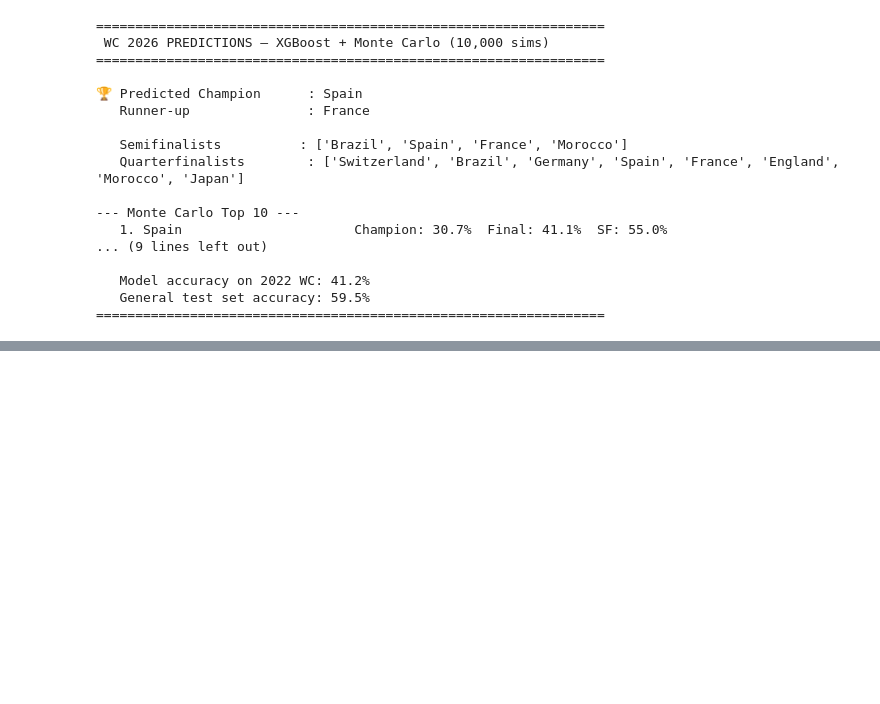
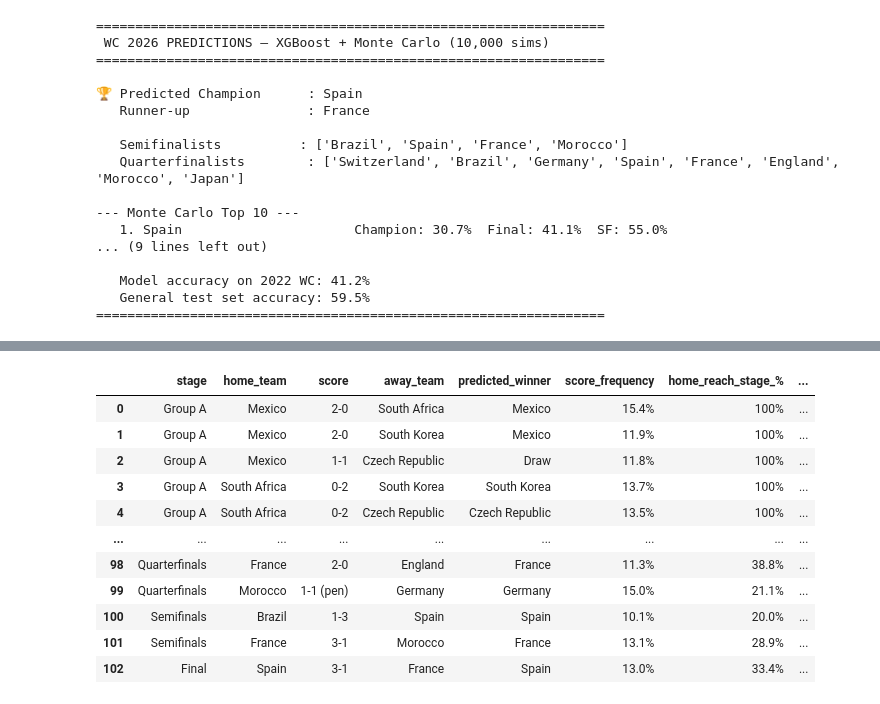
Before and after one commit to Hiram10tec/WC2026-ML, a Jupyter notebook: WC_ML.ipynb, the cells around one changed output, grey strips where cells are left out. Saved outputs shown, nothing was run; the diff lists cells and outputs as text; code cells hidden in the pictures; blank space fills up the shorter version.

```diff
--- a/WC_ML.ipynb
+++ b/WC_ML.ipynb
@@ -3495,45 +3536,57 @@ print('=' * 78)
 # %%
-all_match_results = []
 
-# Group stage
+all_rows = []
+
 for grp, matches in group_results.items():
     for m in matches:
-        all_match_results.append({
-            'stage'        : f'Group {grp}',
-            'home_team'    : m['home_team'],
-            'score'        : m['score'],
-            'away_team'    : m['away_team'],
-            'most_likely_in': f'{m["frequency"]:.1%}',
-            'predicted_winner': m['winner'],
-            'home_win_%'   : f'{m["home_win_pct"]:.0%}',
-            'draw_%'       : f'{m["draw_pct"]:.0%}',
-            'away_win_%'   : f'{m["away_win_pct"]:.0%}',
-            'top_3_scores' : ' | '.join([f'{s}({f:.1%})' for s, f in m['top3']]),
+        all_rows.append({
+            'stage'              : f'Group {grp}',
+            'home_team'          : m['home_team'],
+            'score'              : m['score'],
+            'away_team'          : m['away_team'],
+            'predicted_winner'   : m['winner'],
+            'score_frequency'    : f'{m["frequency"]:.1%}',
+            'home_reach_stage_%' : '100%',
+            'away_reach_stage_%' : '100%',
+            'matchup_frequency'  : '100%',
+            'home_win_%'         : f'{m["home_win_pct"]:.0%}',
+            'draw_%'             : f'{m["draw_pct"]:.0%}',
+            'away_win_%'         : f'{m["away_win_pct"]:.0%}',
+            'top_3_scores'       : ' | '.join([f'{s}({f:.1%})' for s, f in m['top3']]),
         })
 
-# Knockout stage
-for m in knockout_score_results:
-    all_match_results.append({
-        'stage'        : m['stage'],
-        'home_team'    : m['home_team'],
-        'score'        : m['score'],
-        'away_team'    : m['away_team'],
-        'most_likely_in': f'{m["frequency"]:.1%}',
-        'predicted_winner': m['winner'],
-        'home_win_%'   : f'{m["home_win_pct"]:.0%}',
-        'draw_%'       : f'{m["draw_pct"]:.0%}',
-        'away_win_%'   : f'{m["away_win_pct"]:.0%}',
-        'top_3_scores' : ' | '.join([f'{s}({f:.1%})' for s, f in m['top3']]),
+for m in all_knockout_results:
+    all_rows.append({
+        'stage'              : m['stage'],
+        'home_team'          : m['home_team'],
+        'score'              : m['score'],
+        'away_team'          : m['away_team'],
+        'predicted_winner'   : m['winner'],
+        'score_frequency'    : f'{m["score_pct"]:.1%}',
+        'home_reach_stage_%' : f'{m["home_reach_pct"]:.1%}',
+        'away_reach_stage_%' : f'{m["away_reach_pct"]:.1%}',
+        'matchup_frequency'  : f'{m["matchup_pct"]:.1%}',
+        'home_win_%'         : f'{m["home_win_pct"]:.0%}',
+        'draw_%'             : f'{m["draw_pct"]:.0%}',
+        'away_win_%'         : f'{m["away_win_pct"]:.0%}',
+        'top_3_scores'       : ' | '.join([f'{s}({f:.1%})' for s, f in m['top3']]),
     })
 
-full_schedule_df = pd.DataFrame(all_match_results)
+schedule_df = pd.DataFrame(all_rows)
+display(schedule_df)
 
-print(f'Full tournament schedule: {len(full_schedule_df)} matches')
-display(full_schedule_df)
-
-# Save to Drive
-full_schedule_df.to_csv(
-    os.path.join(DRIVE_BASE, 'wc2026_predicted_schedule.csv'), index=False
-)
-print(f'Saved to Drive: wc2026_predicted_schedule.csv')
+schedule_df.to_csv(os.path.join(DRIVE_BASE, 'wc2026_predicted_schedule.csv'), index=False)
+print(f'Saved: wc2026_predicted_schedule.csv  ({len(schedule_df)} matches)')
 # %% [output]
+|  | stage | home_team | score | away_team | predicted_winner | score_frequency | home_reach_stage_% | ... |
+| 0 | Group A | Mexico | 2-0 | South Africa | Mexico | 15.4% | 100% | ... |
+| 1 | Group A | Mexico | 2-0 | South Korea | Mexico | 11.9% | 100% | ... |
+| 2 | Group A | Mexico | 1-1 | Czech Republic | Draw | 11.8% | 100% | ... |
+| 3 | Group A | South Africa | 0-2 | South Korea | South Korea | 13.7% | 100% | ... |
+| 4 | Group A | South Africa | 0-2 | Czech Republic | Czech Republic | 13.5% | 100% | ... |
+| ... | ... | ... | ... | ... | ... | ... | ... | ... |
+| 98 | Quarterfinals | France | 2-0 | England | France | 11.3% | 38.8% | ... |
+| 99 | Quarterfinals | Morocco | 1-1 (pen) | Germany | Germany | 15.0% | 21.1% | ... |
+| 100 | Semifinals | Brazil | 1-3 | Spain | Spain | 10.1% | 20.0% | ... |
+| 101 | Semifinals | France | 3-1 | Morocco | France | 13.1% | 28.9% | ... |
+| 102 | Final | Spain | 3-1 | France | Spain | 13.0% | 33.4% | ... |
```
Also changed, not shown: parts of 10 cells of this notebook.
